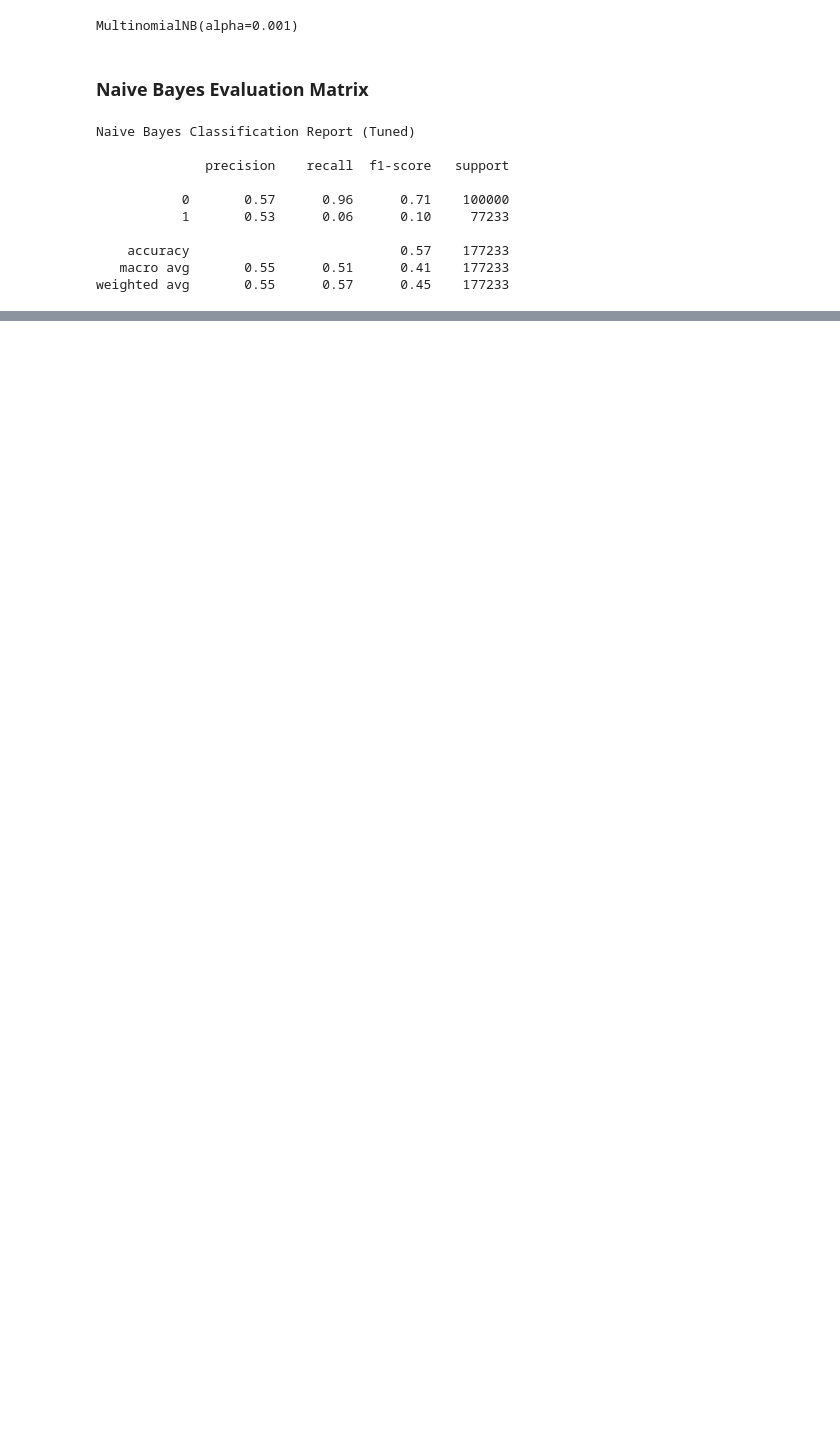
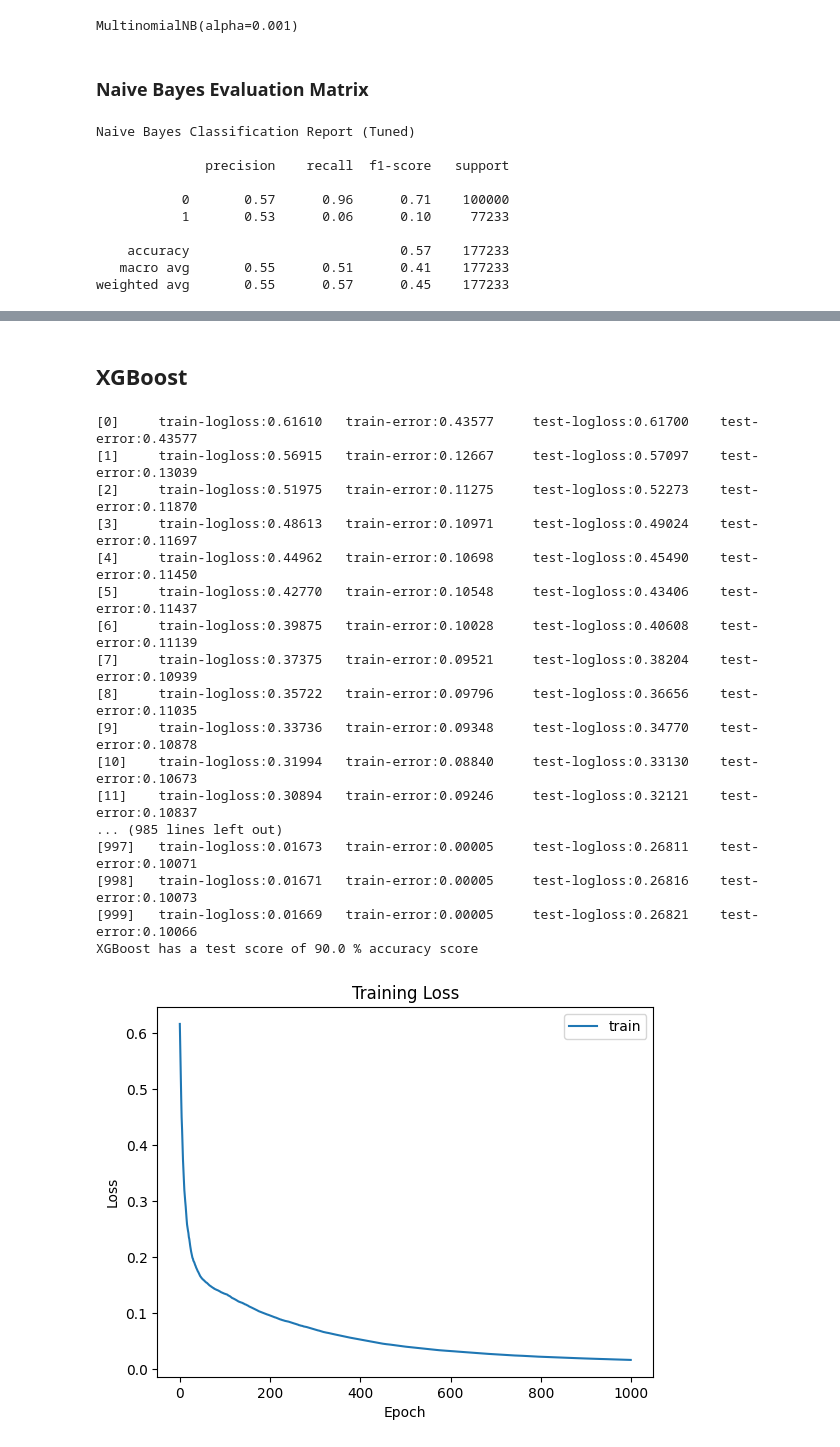
Before and after one commit to rafsunsheikh/money_laundering, a Jupyter notebook: Anti_money_laundering.ipynb, the cells around one changed output, grey strips where cells are left out. Saved outputs shown, nothing was run; the diff lists cells and outputs as text; code cells hidden in the pictures; blank space fills up the shorter version.

```diff
--- a/Anti_money_laundering.ipynb
+++ b/Anti_money_laundering.ipynb
@@ -980,0 +979,4 @@ KNeighborsClassifier(n_neighbors=1)
+# %%
+# Train with training data
+modelDT = DecisionTreeClassifier()
+modelDT.fit(X_train, y_train)
@@ -987,0 +1110,60 @@ NameError: name 'knn' is not defined
+# %% [markdown]
+## **XGBoost**
+# %%
+# Create a DMatrix for XGBoost
+dtrain = xgb.DMatrix(X_train, label=y_train)
+dtest = xgb.DMatrix(X_test, label=y_test)
+
+# Define the hyperparameters for XGBoost
+params = {
+    'objective': 'binary:logistic',
+    'eval_metric': ['logloss', 'error'],
+    'eta': 0.1,
+    'max_depth': 16,
+    'subsample': 0.8,
+    'colsample_bytree': 0.8,
+    'alpha': 0.1,
+    'lambda': 1
+}
+
+# Train the XGBoost model and record the evaluation results
+num_rounds = 1000
+watchlist = [(dtrain, 'train'), (dtest, 'test')]
+eval_results = {}
+bst = xgb.train(params, dtrain, num_rounds, evals=watchlist, evals_result=eval_results)
+
+# Evaluate the XGBoost model
+y_pred = bst.predict(dtest)
+y_pred = np.round(y_pred)
+test_score = accuracy_score(y_test, y_pred)
+print("XGBoost has a test score of", round(test_score, 2) * 100, "% accuracy score")
+
+# Extract the training loss from the evaluation results
+train_loss = eval_results['train']['logloss']
+
+# Plot the training loss curve
+plt.plot(train_loss, label='train')
+plt.title('Training Loss')
+plt.ylabel('Loss')
+plt.xlabel('Epoch')
+plt.legend()
+plt.show()
+# %% [output]
+[0]     train-logloss:0.61610   train-error:0.43577     test-logloss:0.61700    test-error:0.43577
+[1]     train-logloss:0.56915   train-error:0.12667     test-logloss:0.57097    test-error:0.13039
+[2]     train-logloss:0.51975   train-error:0.11275     test-logloss:0.52273    test-error:0.11870
+[3]     train-logloss:0.48613   train-error:0.10971     test-logloss:0.49024    test-error:0.11697
+[4]     train-logloss:0.44962   train-error:0.10698     test-logloss:0.45490    test-error:0.11450
+[5]     train-logloss:0.42770   train-error:0.10548     test-logloss:0.43406    test-error:0.11437
+[6]     train-logloss:0.39875   train-error:0.10028     test-logloss:0.40608    test-error:0.11139
+[7]     train-logloss:0.37375   train-error:0.09521     test-logloss:0.38204    test-error:0.10939
+[8]     train-logloss:0.35722   train-error:0.09796     test-logloss:0.36656    test-error:0.11035
+[9]     train-logloss:0.33736   train-error:0.09348     test-logloss:0.34770    test-error:0.10878
+[10]    train-logloss:0.31994   train-error:0.08840     test-logloss:0.33130    test-error:0.10673
+[11]    train-logloss:0.30894   train-error:0.09246     test-logloss:0.32121    test-error:0.10837
+... (985 lines left out)
+[997]   train-logloss:0.01673   train-error:0.00005     test-logloss:0.26811    test-error:0.10071
+[998]   train-logloss:0.01671   train-error:0.00005     test-logloss:0.26816    test-error:0.10073
+[999]   train-logloss:0.01669   train-error:0.00005     test-logloss:0.26821    test-error:0.10066
+XGBoost has a test score of 90.0 % accuracy score
+[figure, added]
```
Also changed, not shown: parts of 56 cells of this notebook.
